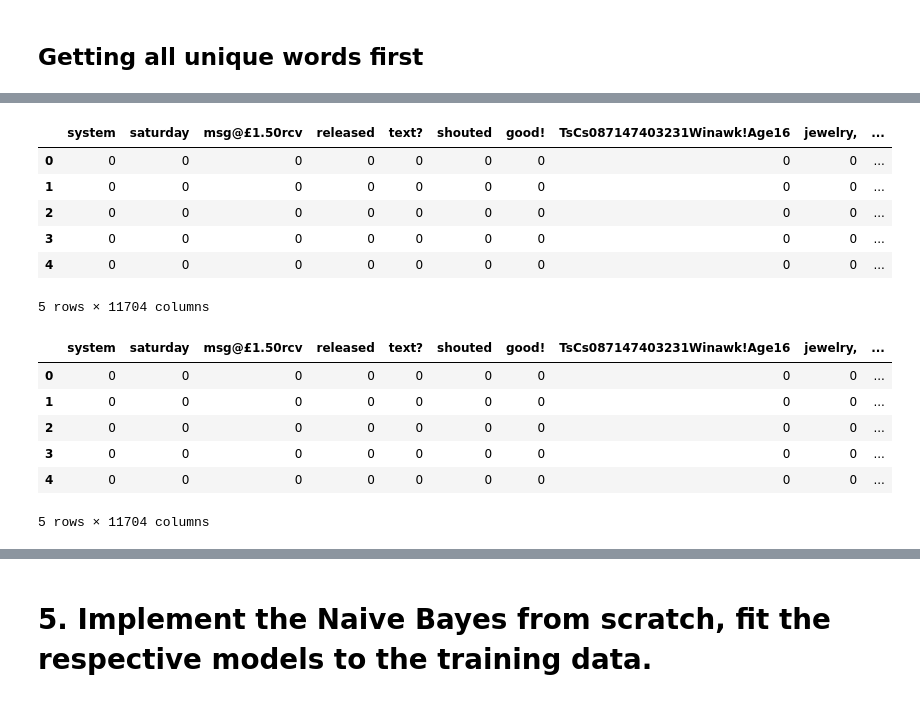
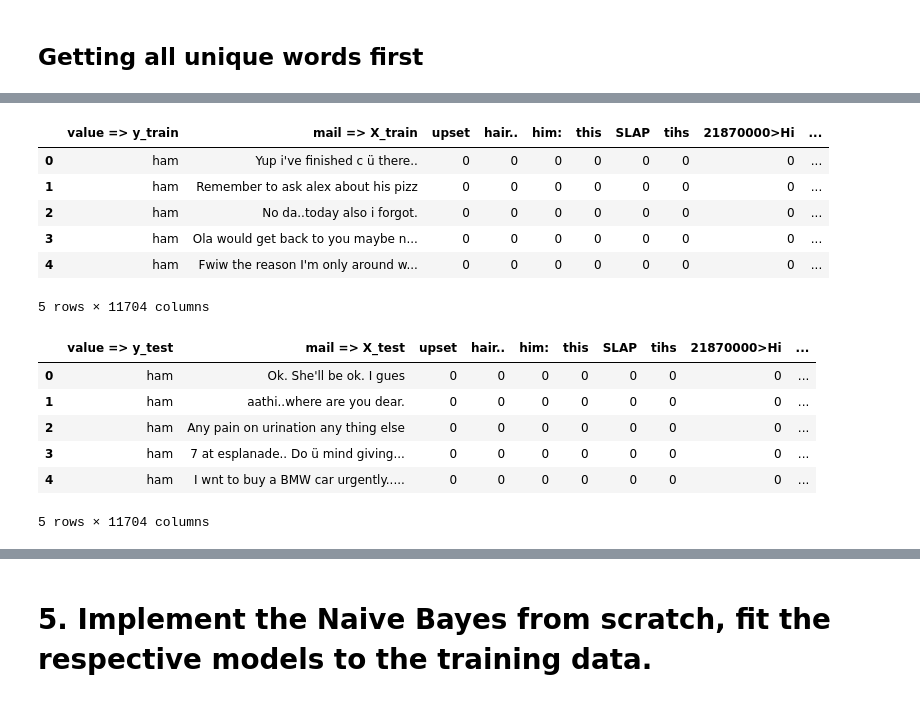
Before and after one commit to ThomLlobEce/Portfolio, a Jupyter notebook: Filtering_spam_messages.ipynb, the cells around one changed output, grey strips where cells are left out. Drawn from its saved outputs; the diff is of its cells as text; code cells hidden in the pictures.

```diff
--- a/Filtering_spam_messages.ipynb
+++ b/Filtering_spam_messages.ipynb
@@ -126,9 +120,9 @@ print(len(words_set))
-# %%
-for word in words_set:
-  # count occurence for word in each row (email)
-  occurences = []
-
-  for mail in training_data_frame["mail => X_train"]:
-      occurences.append(mail.count(word))
-
-  training_data_frame.insert(0, word, occurences, False)
+# %%
+training_data_frame = pd.concat(
+    [
+        training_data_frame,
+        pd.DataFrame(
+            columns=list(words_set)
+        )
+    ], axis=1
+)
@@ -134,0 +138,8 @@ for word in words_set:
+# %%
+training_data_frame.fillna(0, inplace=True)
+test_data_frame.fillna(0, inplace=True)
+# %%
+for index, row in training_data_frame.iterrows():
+  words = row['mail => X_train'].split()
+  for word in words:
+    training_data_frame.at[index, word] += 1
@@ -135,10 +152,10 @@ for word in words_set:
 # %%
-training_data_frame.head()
+training_data_frame.head(5)
 # %% [output]
-|  | system | saturday | msg@£1.50rcv | released | text? | shouted | good! | TsCs087147403231Winawk!Age16 | jewelry, | ... |
-| 0 | 0 | 0 | 0 | 0 | 0 | 0 | 0 | 0 | 0 | ... |
-| 1 | 0 | 0 | 0 | 0 | 0 | 0 | 0 | 0 | 0 | ... |
-| 2 | 0 | 0 | 0 | 0 | 0 | 0 | 0 | 0 | 0 | ... |
-| 3 | 0 | 0 | 0 | 0 | 0 | 0 | 0 | 0 | 0 | ... |
-| 4 | 0 | 0 | 0 | 0 | 0 | 0 | 0 | 0 | 0 | ... |
+|  | value => y_train | mail => X_train | upset | hair.. | him: | this | SLAP | tihs | 21870000>Hi | ... |
+| 0 | ham | Yup i've finished c ü there.. | 0 | 0 | 0 | 0 | 0 | 0 | 0 | ... |
+| 1 | ham | Remember to ask alex about his pizz | 0 | 0 | 0 | 0 | 0 | 0 | 0 | ... |
+| 2 | ham | No da..today also i forgot. | 0 | 0 | 0 | 0 | 0 | 0 | 0 | ... |
+| 3 | ham | Ola would get back to you maybe n... | 0 | 0 | 0 | 0 | 0 | 0 | 0 | ... |
+| 4 | ham | Fwiw the reason I'm only around w... | 0 | 0 | 0 | 0 | 0 | 0 | 0 | ... |
 5 rows × 11704 columns
@@ -154,12 +162,12 @@ for word in words_set:
 # %%
-test_data_frame.head()
+test_data_frame.head(5)
 # %% [output]
-|  | system | saturday | msg@£1.50rcv | released | text? | shouted | good! | TsCs087147403231Winawk!Age16 | jewelry, | ... |
-| 0 | 0 | 0 | 0 | 0 | 0 | 0 | 0 | 0 | 0 | ... |
-| 1 | 0 | 0 | 0 | 0 | 0 | 0 | 0 | 0 | 0 | ... |
-| 2 | 0 | 0 | 0 | 0 | 0 | 0 | 0 | 0 | 0 | ... |
-| 3 | 0 | 0 | 0 | 0 | 0 | 0 | 0 | 0 | 0 | ... |
-| 4 | 0 | 0 | 0 | 0 | 0 | 0 | 0 | 0 | 0 | ... |
+|  | value => y_test | mail => X_test | upset | hair.. | him: | this | SLAP | tihs | 21870000>Hi | ... |
+| 0 | ham | Ok. She'll be ok. I gues | 0 | 0 | 0 | 0 | 0 | 0 | 0 | ... |
+| 1 | ham | aathi..where are you dear. | 0 | 0 | 0 | 0 | 0 | 0 | 0 | ... |
+| 2 | ham | Any pain on urination any thing else | 0 | 0 | 0 | 0 | 0 | 0 | 0 | ... |
+| 3 | ham | 7 at esplanade.. Do ü mind giving... | 0 | 0 | 0 | 0 | 0 | 0 | 0 | ... |
+| 4 | ham | I wnt to buy a BMW car urgently..... | 0 | 0 | 0 | 0 | 0 | 0 | 0 | ... |
 5 rows × 11704 columns
 # %%
 training_data_frame.drop(columns=["mail => X_train"], inplace=True)
```
Also changed, not shown: parts of 13 cells of this notebook.
